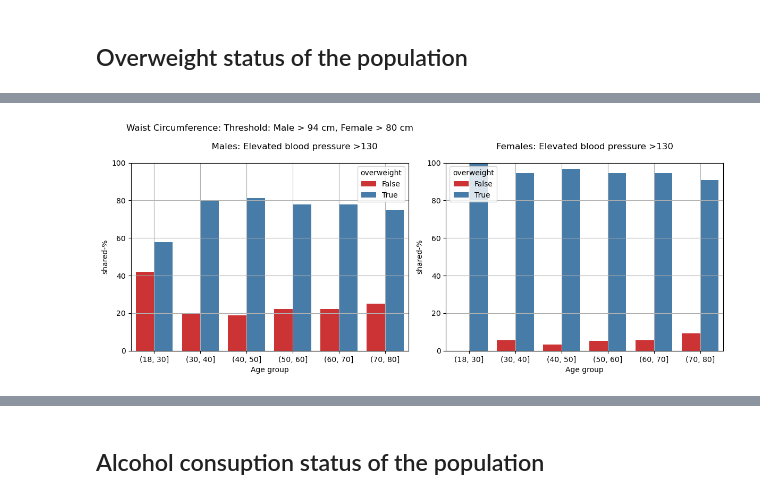
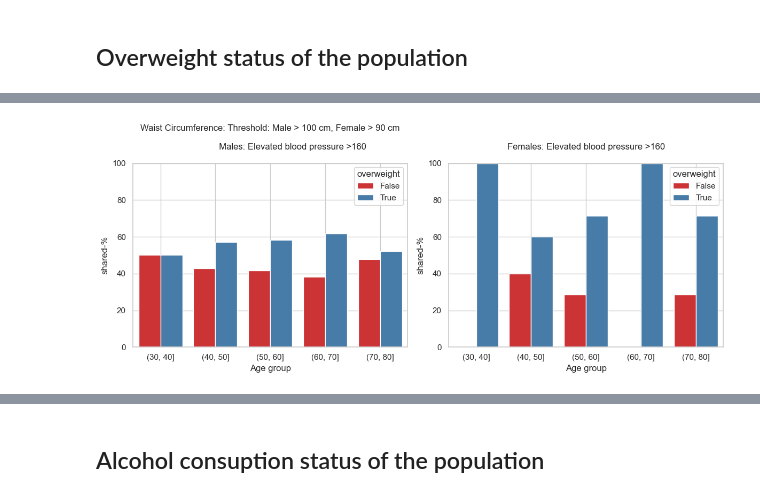
Before and after one commit to jahokas/statistics, a Jupyter notebook: nhanes_study.ipynb, the cells around one changed output, grey strips where cells are left out. Saved outputs shown, nothing was run; the diff lists cells and outputs as text; code cells hidden in the pictures.

```diff
--- a/nhanes_study.ipynb
+++ b/nhanes_study.ipynb
@@ -159,6 +213,7 @@ low = da["BPXSY1"] <= 120
 normal = (da["BPXSY1"] > 120) & (da["BPXSY1"] <= 130)
 high = (da["BPXSY1"] > 130) & (da["BPXSY1"] <= 160)
 very_high = da["BPXSY1"] > 160
-elevated = high | very_high
+elevated = very_high
+# elevated = high | very_high
 da["elevated_bloodpr"] = np.where(elevated, True, False)
 # %% [output]
@@ -444,10 +562,11 @@ print("""
 ## Demographic status of the population
 # %%
 # Demographic status of the population
+da["agegrp"] = da["agegrp"].astype(str)
 da["DMDMARTL"] = da.DMDMARTL.fillna(0)
 da["marital_status"] = da.DMDMARTL.replace({0: "Missing", 1: "Married", 2: "Widowed", 3: "Divorced", 4: "Separated", 5: "Never married",
                                        6: "Living with partner", 77: "Refused", 99: "Don't Know"})
-target_group = da["RIDAGEYR"] >= 50
+target_group = ((da['agegrp'] == "(50, 60]") & (da['gender'] == "Male")) | ((da['agegrp'] == "(30, 40]") & (da['gender'] == "Female"))
 lonely = (da["DMDMARTL"] == 0) | (da["DMDMARTL"] == 1) | (da["DMDMARTL"] == 6) | (da["DMDMARTL"] == 77) | (da["DMDMARTL"] == 99)
 da['lonely'] = np.where(lonely, False, True)
 da['target_group'] = np.where(target_group, True, False)
@@ -540,7 +679,5 @@ print("""
 # %%
 # Overweight status of the population
 da['BMXWAIST'] = da['BMXWAIST'].astype('float')
-normal = ((da["BMXWAIST"] <= 94.0) & male) | ((da["BMXWAIST"] <= 80.0) & female)
+normal = ((da["BMXWAIST"] <= 100.0) & (da['gender'] == 'Male')) | ((da["BMXWAIST"] <= 90.0) & (da['gender'] == 'Female'))
 overweight = ~normal
-da['overweight'] = np.where(overweight, True, False)
-da["overweight"].value_counts().sort_index()
@@ -594,8 +754,8 @@ plt.grid(True)
 # %%
-wp = da.loc[:, ['SEQN','gender', 'elevated_bloodpr', 'overweight', 'agegrp']].groupby(['agegrp', 'gender', 'elevated_bloodpr', 'overweight'], observed=True)['agegrp'].count()
+wp = da.loc[:, ['gender', 'elevated_bloodpr', 'overweight', 'agegrp']].groupby(['agegrp', 'gender', 'elevated_bloodpr', 'overweight'], observed=True)['agegrp'].count()
 wp = wp.groupby(level=[0, 1, 2], observed=True).transform(lambda g: (g / g.sum() * 100).round(1))
 print("Waist Circumference: Threshold: Male > 94 cm, Female > 80 cm")
 wp = wp.reset_index(name='shared-%')
-# wp.head(10)
+wp.head(10)
 # %% [output]
 Waist Circumference: Threshold: Male > 94 cm, Female > 80 cm
@@ -604,28 +793,28 @@ Waist Circumference: Threshold: Male > 94 cm, Female > 80 cm
 # %%
 fig, axes = plt.subplots(1, 2, figsize=(12, 5))
 
 # Plot for elevated blood pressures for male
 sns.barplot(data=wp.query('elevated_bloodpr == True & gender == "Male"'), x="agegrp", y="shared-%", hue="overweight", palette="Set1", ax=axes[0])
-axes[0].set_title("""Waist Circumference: Threshold: Male > 94 cm, Female > 80 cm
+axes[0].set_title("""Waist Circumference: Threshold: Male > 100 cm, Female > 90 cm
 
-                  Males: Elevated blood pressure >130
+                  Males: Elevated blood pressure >160
                   """)
 axes[0].set_xlabel('Age group')
 axes[0].set_ylim(0, 100)
 axes[0].grid(True)
 
 # Plot for elevated blood pressures for female
 sns.barplot(data=wp.query('elevated_bloodpr == True & gender == "Female"'), x="agegrp", y="shared-%", hue="overweight", palette="Set1", ax=axes[1])
-axes[1].set_title("""Females: Elevated blood pressure >130
+axes[1].set_title("""Females: Elevated blood pressure >160
                   """)
 axes[1].set_xlabel('Age group')
 axes[1].set_ylim(0, 100)
 axes[1].grid(True)
 
 plt.tight_layout()
 plt.show()
 # %% [output]
-[figure, old version]
+[figure, new version]
 # %%
 # Observations pertaining to the distribution of the overweight
 print("""
```
Also changed, not shown: parts of 70 cells of this notebook.
